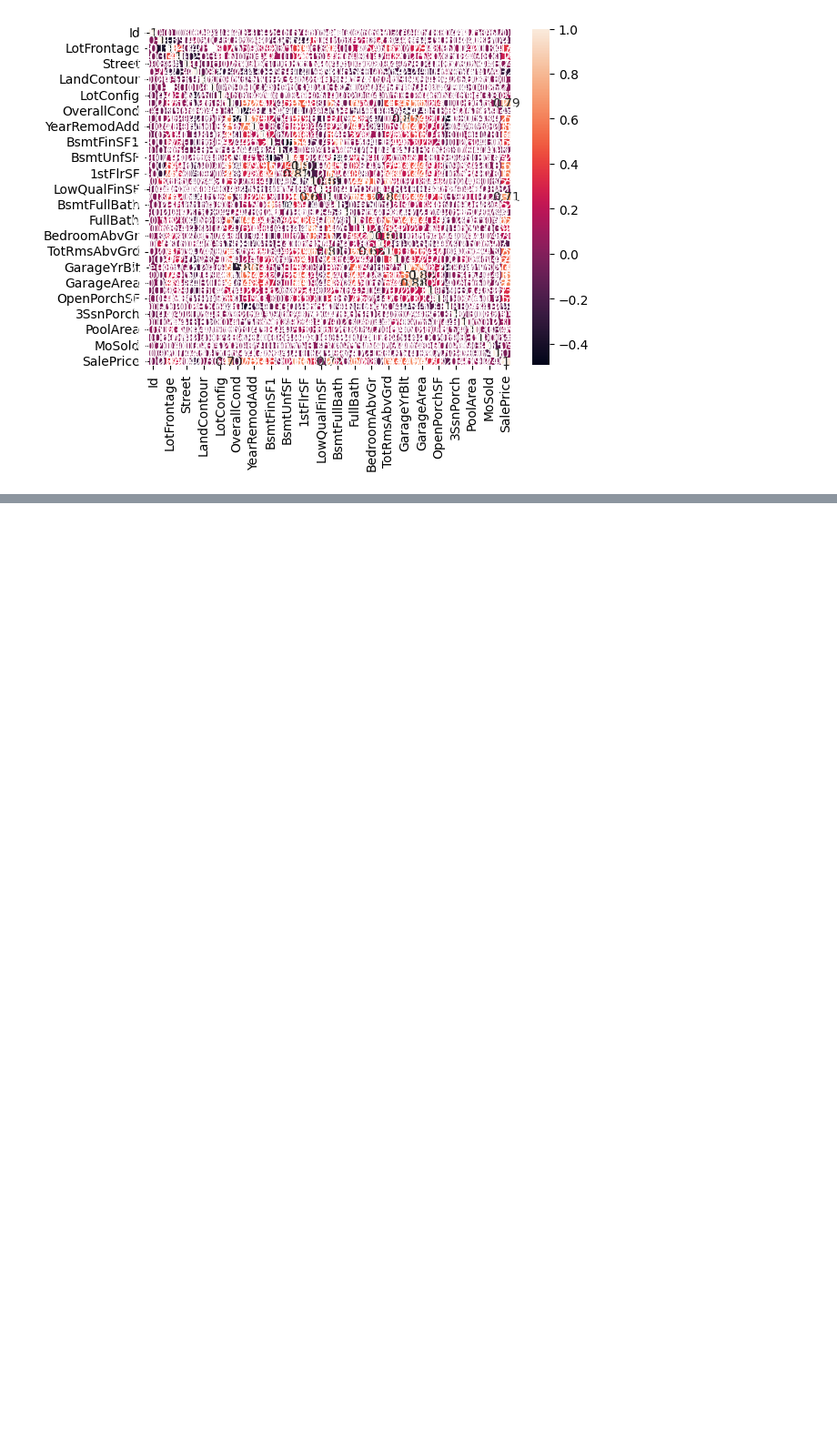
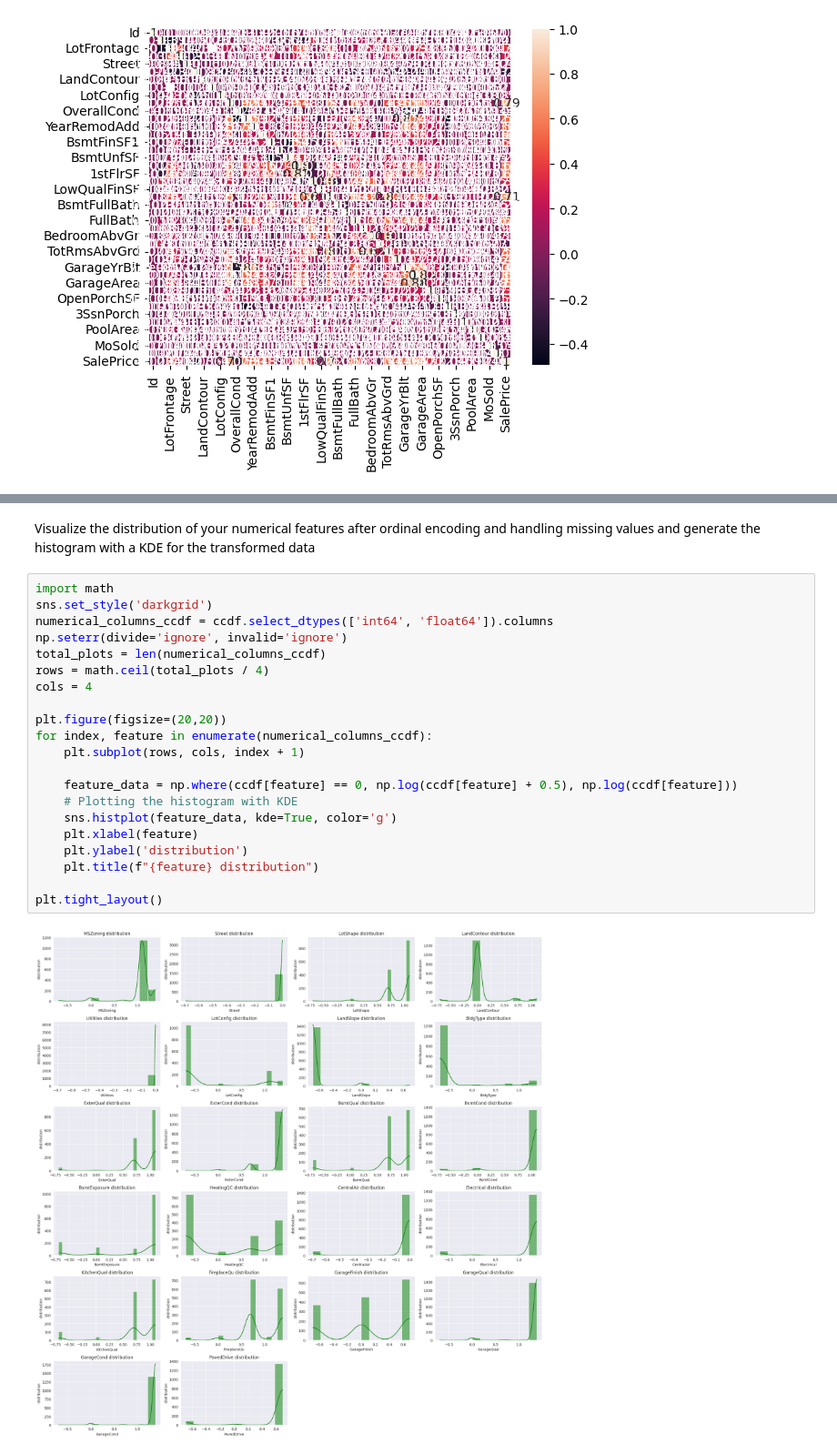
Before and after one commit to OBULAMRANA/Capstone20.1, a Jupyter notebook: Capstone20_1.ipynb, the cells around one changed output, grey strips where cells are left out. Shown at 91% size. Cells and saved outputs as stored; diff of their text form; blank space fills up the shorter version.

```diff
--- a/Capstone20_1.ipynb
+++ b/Capstone20_1.ipynb
@@ -331,0 +466,25 @@ sns.heatmap(correlation_cdf, annot = True)
+# %% [markdown]
+Visualize the distribution of your numerical features after ordinal encoding and handling missing values and generate the histogram with a KDE for the transformed data
+# %%
+import math
+sns.set_style('darkgrid')
+numerical_columns_ccdf = ccdf.select_dtypes(['int64', 'float64']).columns
+np.seterr(divide='ignore', invalid='ignore')
+total_plots = len(numerical_columns_ccdf)
+rows = math.ceil(total_plots / 4)
+cols = 4
+
+plt.figure(figsize=(20,20))
+for index, feature in enumerate(numerical_columns_ccdf):
+    plt.subplot(rows, cols, index + 1)
+
+    feature_data = np.where(ccdf[feature] == 0, np.log(ccdf[feature] + 0.5), np.log(ccdf[feature]))
+    # Plotting the histogram with KDE
+    sns.histplot(feature_data, kde=True, color='g')
+    plt.xlabel(feature)
+    plt.ylabel('distribution')
+    plt.title(f"{feature} distribution")
+
+plt.tight_layout()
+# %% [output]
+[figure, added]
```
Also changed, not shown: parts of 16 cells of this notebook.
